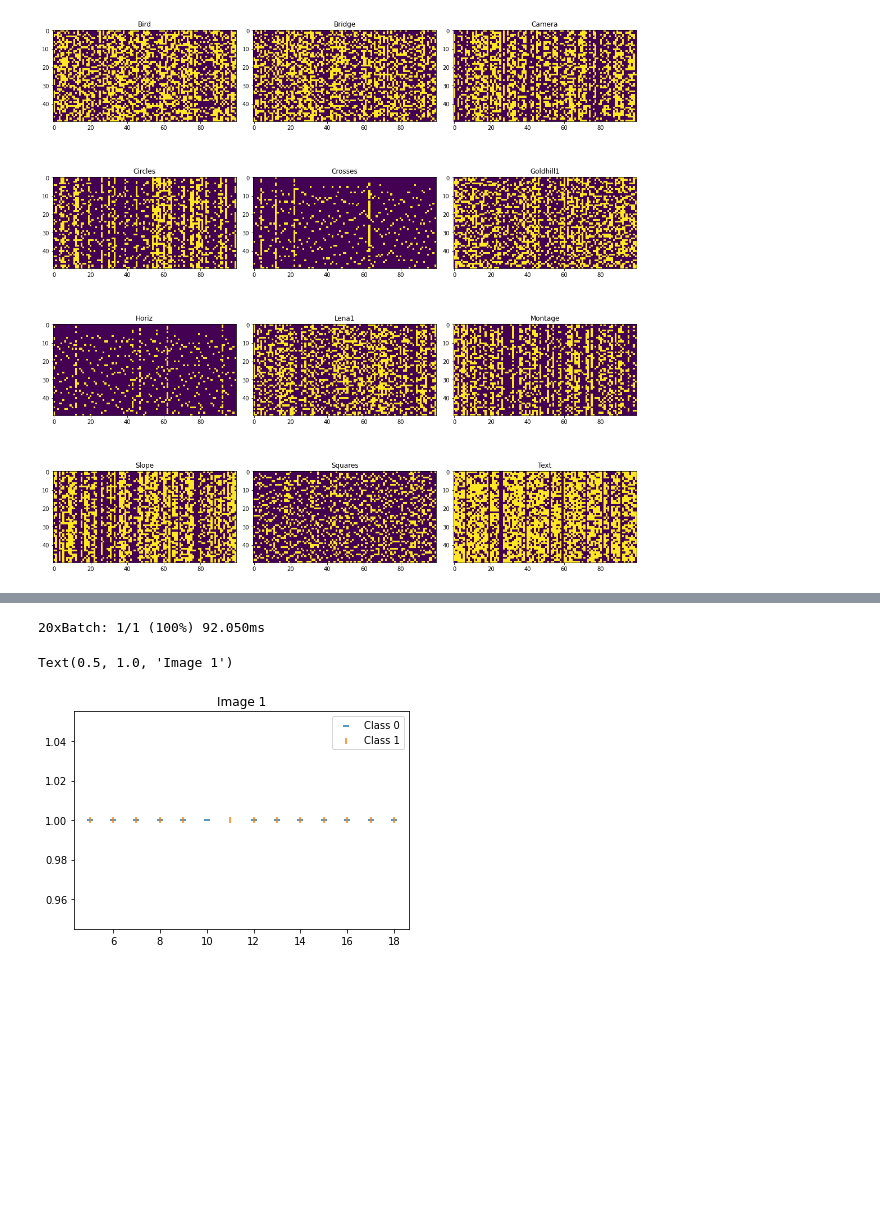
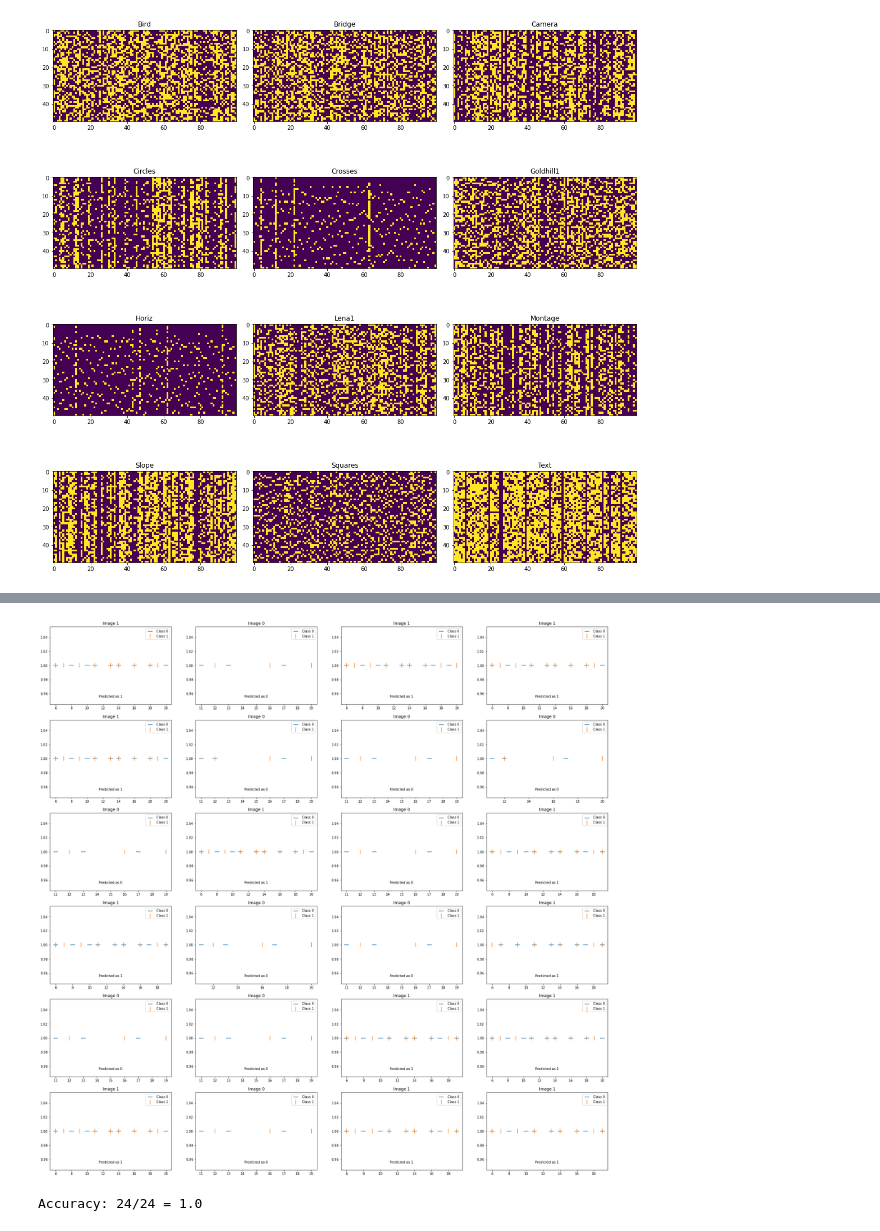
Before and after one commit to alia-asl/stdp, a Jupyter notebook: P03.ipynb, the cells around one changed output, grey strips where cells are left out. Saved outputs shown, nothing was run; the diff lists cells and outputs as text; code cells hidden in the pictures; blank space fills up the shorter version.

```diff
--- a/P03.ipynb
+++ b/P03.ipynb
@@ -97,12 +97,23 @@ similarity: 0.9797847867012024
 # %%
 import torch
-image, ng_inp, ng_out = model.test()
-zeros = ng_out['spike', 0][:, 1] == 0
-plt.scatter(x=ng_out['spike', 0][zeros][:, 0], y=torch.ones(zeros.sum()), marker='_')
-plt.scatter(x=ng_out['spike', 0][~zeros][:, 0], y=torch.ones((~zeros).sum()), marker='|')
-plt.legend(['Class 0', 'Class 1'])
-plt.title(f"Image {image}")
+import matplotlib.pyplot as plt
+testNum = 24
+corrects = 0
+fig, ax = plt.subplots(testNum // 4, 4, figsize=(30, 5 * testNum // 4))
+for i in range(testNum):
+    result = model.test()
+    ng_out = result['ng_out']
+    actual = result['actual']
+    predict = result['predict']
+    zeros = ng_out['spike', 0][:, 1] == 0
+    ax[i // 4, i % 4].scatter(x=ng_out['spike', 0][zeros][:, 0], y=torch.ones(zeros.sum()), marker='_', s=200)
+    ax[i // 4, i % 4].scatter(x=ng_out['spike', 0][~zeros][:, 0], y=torch.ones((~zeros).sum()), marker='|', s=200)
+    ax[i // 4, i % 4].legend(['Class 0', 'Class 1'])
+    ax[i // 4, i % 4].set_title(f"Image {actual}")
+    ax[i // 4, i % 4].annotate(f"Predicted as {predict}", (0.4, 0.1), xycoords='axes fraction', va='center')
+    corrects += actual == predict
+plt.show()
+print(f"Accuracy: {corrects}/{testNum} = {corrects / testNum}")
 # %% [output]
+[figure, new version]
-20xBatch: 1/1 (100%) 92.050ms
+Accuracy: 24/24 = 1.0
-Text(0.5, 1.0, 'Image 1')
-[figure, old version]
```
Also changed, not shown: parts of 2 cells of this notebook, 5 other files.
